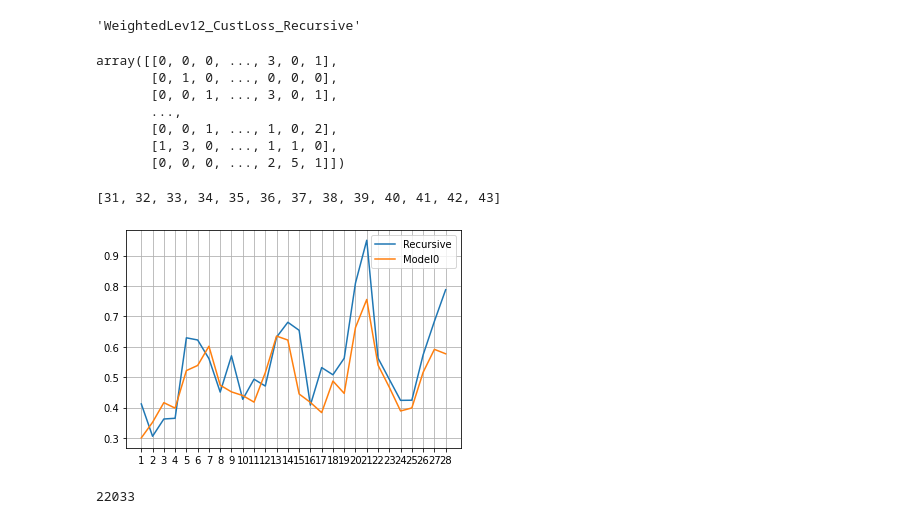
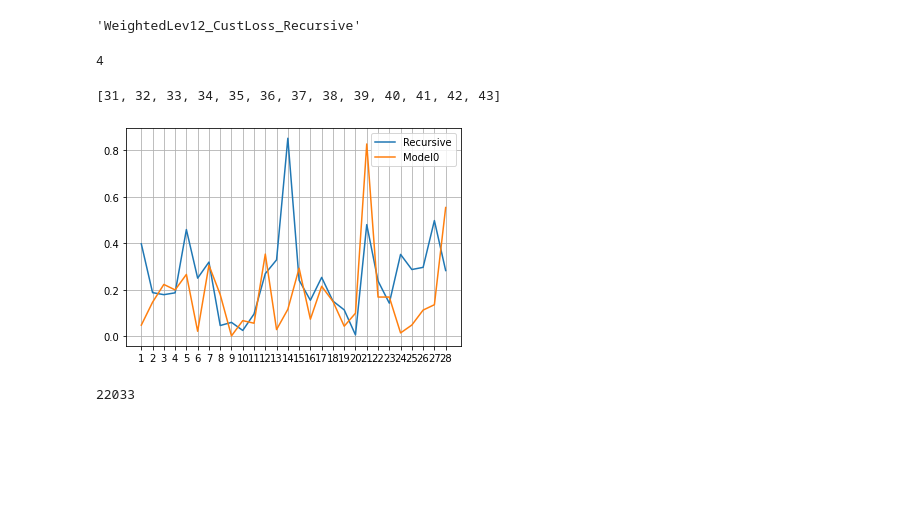
Before and after one commit to ntumm120/M5-Forecasting-Competition, a Jupyter notebook: Custom Loss LGBM.ipynb, the cells around one changed output. Saved outputs shown, nothing was run; the diff lists cells and outputs as text; code cells hidden in the pictures; blank space fills up the shorter version.

```diff
--- a/Custom Loss LGBM.ipynb
+++ b/Custom Loss LGBM.ipynb
@@ -478,8 +565,10 @@ Wall time: 7min 14s
 # %%
+training_data, training_labels, categories, val_data, val_labels = w_data
+
 training_dataset = lgb.Dataset(training_data,
                                label=training_labels,
-                               free_raw_data=False)# ,
-                               # weight=expandWeights(m5.weights[12], num_train_days))
+                               free_raw_data=False)
+
 val_dataset = lgb.Dataset(val_data,
                           label=val_labels,
                           free_raw_data=False,
@@ -497,7 +586,7 @@ params = {
     'lambda_l1': 0.2,
     'lambda_l2': 0.2,
     'metric': "None",
-    'max_bin': 3049,
+    'max_bin': 6098,
     'first_metric_only': True,
 }
 
@@ -529,0 +597,22 @@ def MSELoss(y_pred, y_true):
+# %%
+fudgers = [3049 * i + 2297 for i in range(10)]
+def MSELoss(y_pred, y_true):
+    global num_rounds
+    num_rounds += 1
+    y_true = y_true.get_label()
+    num_days = int(len(y_pred) / 30490)
+    residual = (y_true - y_pred).astype("float")
+    reshaped = residual.reshape((30490, num_days))
+#     grad, hess = tuple(level12MSE(reshaped, num_days, weights = m5.weights[12], p = 1.0, a = 1.0))
+#     return grad, hess
+#     return tuple(level12MSE(reshaped, num_days, weights = m5.weights[12], p = 16.0, a = 1.0)
+#                  + level9MSE(reshaped, num_days, p = 8.0, weights = m5.weights[9], a = 1.0)
+#                  + level5MSE(reshaped, num_days, p = 1.0, weights = m5.weights[5], a = 1.0)
+#                  + level1MSE(reshaped, num_days, p = 0.01, weights = m5.weights[1], a = 1.0))
+#     c = min(0.3 + 0.001 * num_rounds, 1)
+#     der = level12MSE(reshaped, num_days, weights = np.power(m5.weights[12] / m5.weights[12].max(), 0.3), p = 1.0, a = 1.05)
+#     der += level9MSE(reshaped, num_days, p = 1.0, weights = m5.weights[9], a = 1.0)
+#     return tuple(der)
+    c = 0.2 if num_rounds < 400 else 0.5 if num_rounds < 700 else 0.8
+    return tuple(level12MSE(reshaped, num_days, weights = np.power(m5.weights[12] / m5.weights[12].max(), c) * m5.weights[12].max(), p = 1.0, a = 1.05)
+                 + level9MSE(reshaped, num_days, p = 1.0, weights = m5.weights[9]))
@@ -533,10 +636,10 @@ num_rounds = 0
 model = lgb.train(params,
                   training_dataset,
                   categorical_feature=categories,
-                  num_boost_round=500,
+                  num_boost_round=2500,
                   valid_sets = [val_dataset],
                   fobj=MSELoss,
-                  feval = lambda y_pred, y_true: [byLevelWRMSSE(y_pred, y_true, level) for level in [0, 1, 3, 6, 9, 12]] + [getNormal(y_pred, y_true)],
+                  feval = lambda y_pred, y_true: [byLevelWRMSSE(y_pred, y_true, level) for level in [0, 1, 3, 6, 9, 12]] + [getFudged(y_pred, y_true)],
                   early_stopping_rounds=120,
                   verbose_eval=3,
                   valid_names=None,
@@ -853,16 +945,12 @@ array([[ 1.05073625e+01,  6.08666454e+02,  8.05721825e+02,
 modelName
 # %% [output]
 'WeightedLev12_CustLoss_Recursive'
-# %%
-actuals
-# %% [output]
-array([[0, 0, 0, ..., 3, 0, 1],
-       [0, 1, 0, ..., 0, 0, 0],
-       [0, 0, 1, ..., 3, 0, 1],
-       ...,
-       [0, 0, 1, ..., 1, 0, 2],
-       [1, 3, 0, ..., 1, 1, 0],
-       [0, 0, 0, ..., 2, 5, 1]])
+# %%
+test_var = 2
+test_var *= 2
+test_var
+# %% [output]
+4
 # %%
 def analyzeDay(preds, day, level):
     transformed_preds = m5.transformer[level](preds)[:, day - 1]
@@ -873,15 +961,15 @@ categories
 # %% [output]
 [31, 32, 33, 34, 35, 36, 37, 38, 39, 40, 41, 42, 43]
 # %%
-level = 9
+level = 1
 plt.plot([i for i in range(1,29)], [analyzeDay(predictions, i, level) for i in range(1,29)])
 plt.plot([i for i in range(1,29)], [analyzeDay(bestModel, i, level) for i in range(1,29)])
 plt.legend(["Recursive","Model0"])
 plt.xticks(range(1,29))
 plt.grid(True)
 plt.show()
 # %% [output]
-[figure, old version]
+[figure, new version]
 # %%
 temp_count = 0
 mod_preds = m5.transformer[12](predictions)
```
Also changed, not shown: parts of 25 cells of this notebook.
